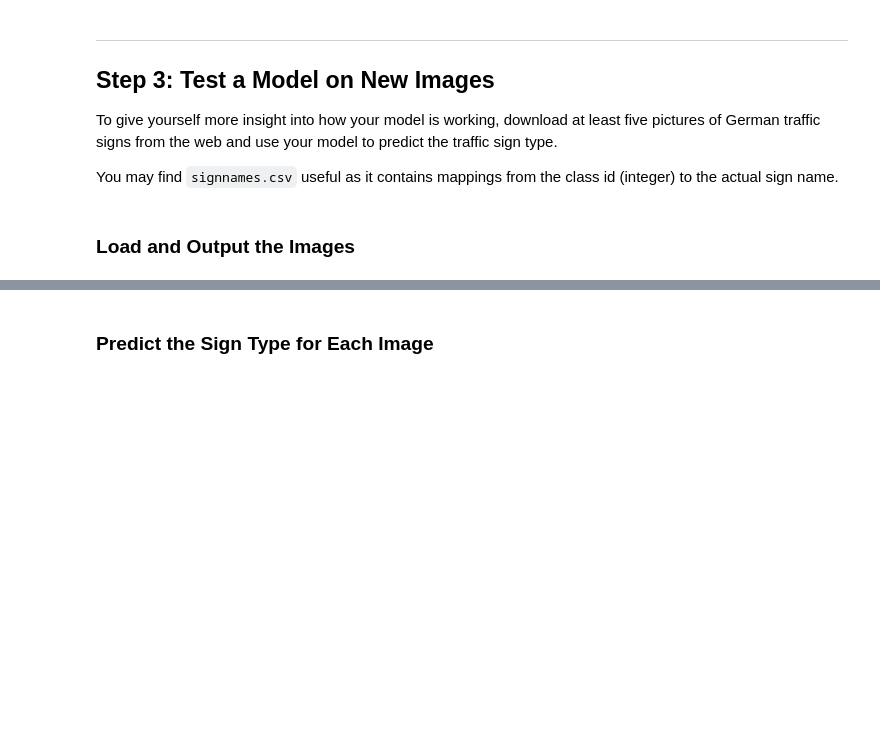
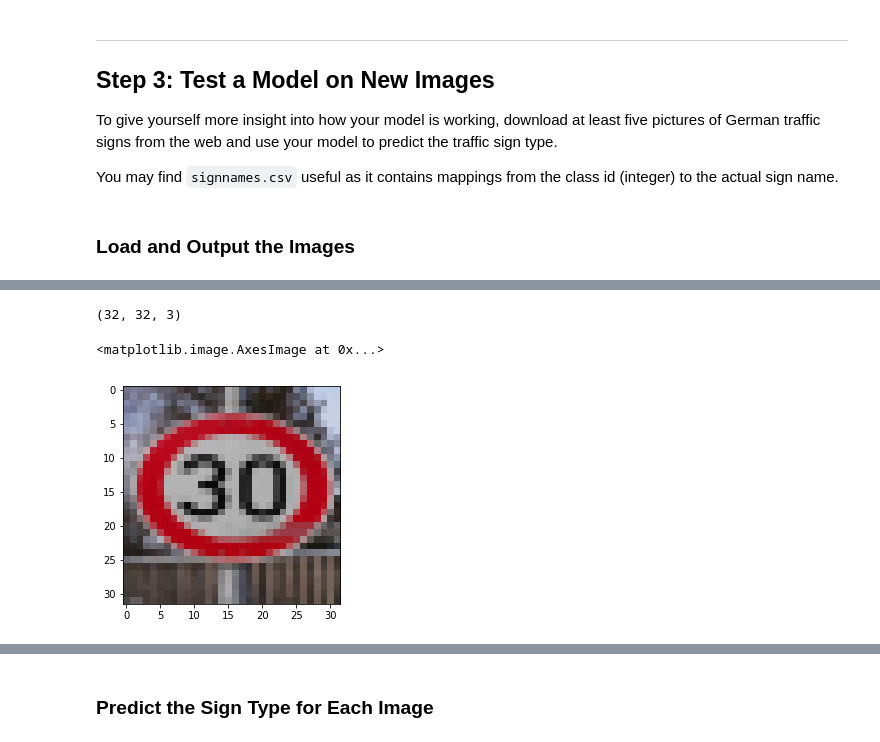
Before and after one commit to ahhuisg/CarND-Traffic-Sign-Classifier-Project-Submission, a Jupyter notebook: Traffic_Sign_Classifier.ipynb, the cells around one changed output, grey strips where cells are left out. Saved outputs shown, nothing was run; the diff lists cells and outputs as text; code cells hidden in the pictures; blank space fills up the shorter version.

```diff
--- a/Traffic_Sign_Classifier.ipynb
+++ b/Traffic_Sign_Classifier.ipynb
@@ -329,0 +348,8 @@ You may find `signnames.csv` useful as it contains mappings from the class id (i
+# %%
+image = cv2.resize(image, (32,32), interpolation = cv2.INTER_AREA)
+print (image.shape)
+plt.imshow(image)
+# %% [output]
+(32, 32, 3)
+<matplotlib.image.AxesImage at 0x...>
+[figure, added]
```
Also changed, not shown: parts of 12 cells of this notebook, 8 other files.
